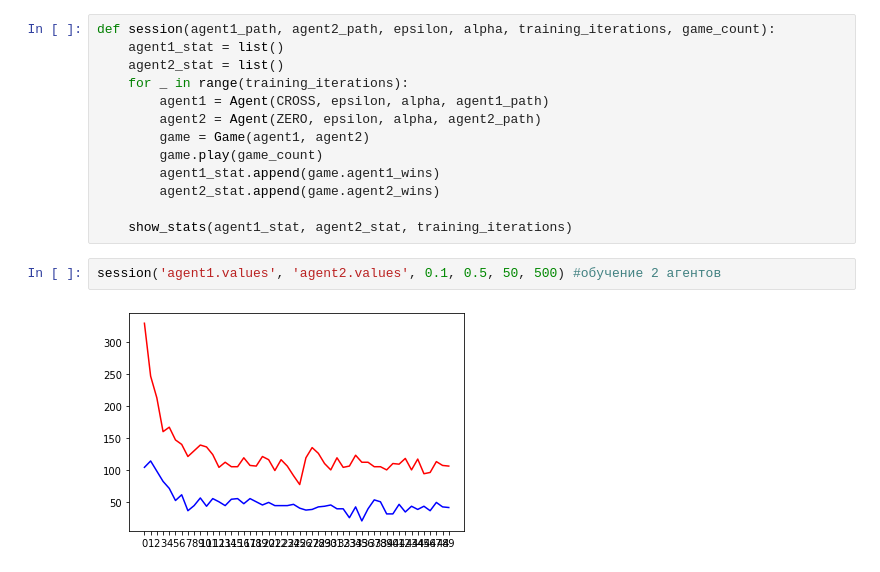
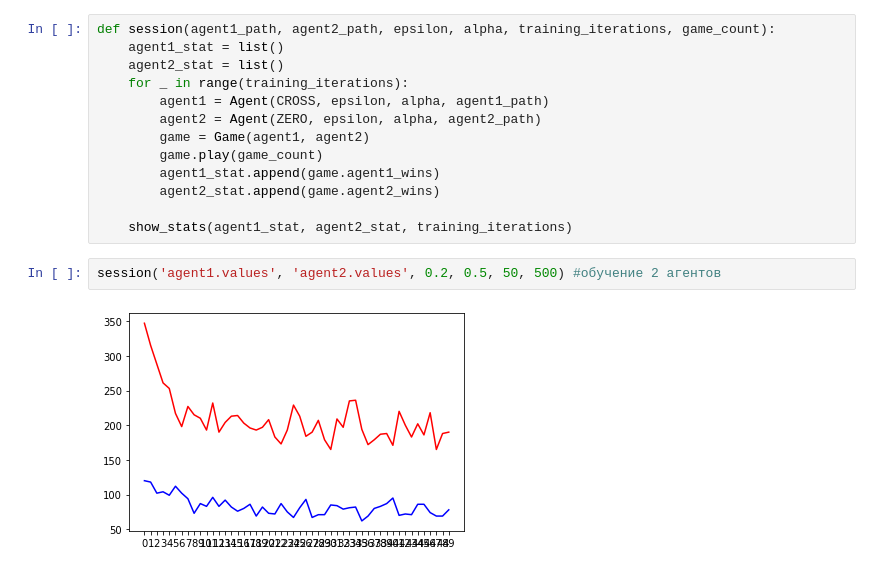
Before and after one commit to yinozemcev/ISIT, a Jupyter notebook: tictactoeRL/Tic-Tac-Toe.ipynb, the cells around one changed output. Saved outputs shown, nothing was run; the diff lists cells and outputs as text.

```diff
--- a/tictactoeRL/Tic-Tac-Toe.ipynb
+++ b/tictactoeRL/Tic-Tac-Toe.ipynb
@@ -155,8 +155,8 @@ def session(agent1_path, agent2_path, epsilon, alpha, training_iterations, game_
 
     show_stats(agent1_stat, agent2_stat, training_iterations)
 # %%
-session('agent1.values', 'agent2.values', 0.1, 0.5, 50, 500) #обучение 2 агентов
+session('agent1.values', 'agent2.values', 0.2, 0.5, 50, 500) #обучение 2 агентов
 # %% [output]
-[figure, old version]
+[figure, new version]
 # %%
 session('agent1.values', 'agent2.values', 0, 0.9, 10, 100) #игра 2 обученных агентов
```
Also changed, not shown: parts of 6 cells of this notebook, 3 other files.
